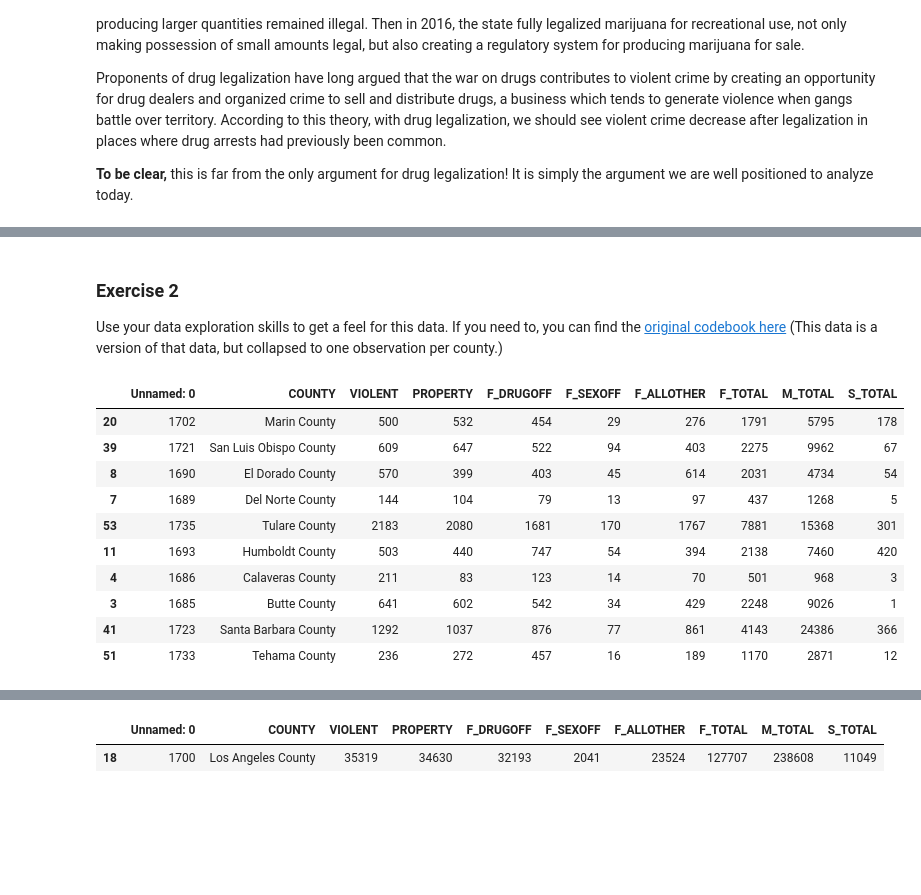
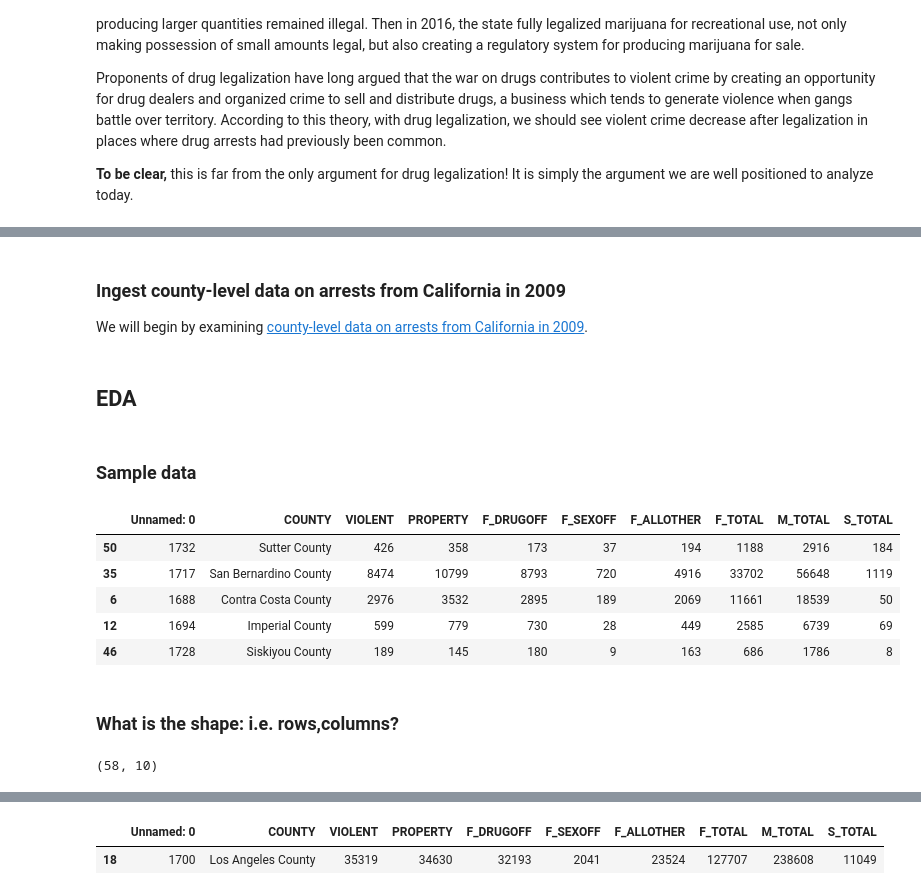
Before and after one commit to minlingz/colab, a Jupyter notebook: exercise_merging.ipynb, the cells around one changed output, grey strips where cells are left out. Cells and saved outputs as stored; diff of their text form; code cells hidden in the pictures; blank space fills up the shorter version.

```diff
--- a/exercise_merging.ipynb
+++ b/exercise_merging.ipynb
@@ -22,3 +19,7 @@ We will begin by examining [county-level data on arrests from California in 2009
+# %% [markdown]
+
+### Ingest county-level data on arrests from California in 2009
+We will begin by examining [county-level data on arrests from California in 2009](https://github.com/nickeubank/practicaldatascience/tree/master/Example_Data/ca).
 # %%
 import pandas as pd
 
@@ -27,20 +28,22 @@ pd.set_option("mode.copy_on_write", True)
 ca = pd.read_csv(
     "https://github.com/nickeubank/practicaldatascience/raw/master/Example_Data/ca/ca_arrests_2009.csv"
 )
-# %% [markdown]
-### Exercise 2
-Use your data exploration skills to get a feel for this data. If you need to, you can find the [original codebook here](https://github.com/nickeubank/practicaldatascience/blob/master/Example_Data/ca/arrests_codebook.pdf) (This data is a version of that data, but collapsed to one observation per county.)
+# %% [markdown]
+## EDA
+# %% [markdown]
+### Sample data
 # %%
-ca.sample(10)
+ca.sample(5)
 # %% [output]
 |  | Unnamed: 0 | COUNTY | VIOLENT | PROPERTY | F_DRUGOFF | F_SEXOFF | F_ALLOTHER | F_TOTAL | M_TOTAL | S_TOTAL |
-| 20 | 1702 | Marin County | 500 | 532 | 454 | 29 | 276 | 1791 | 5795 | 178 |
-| 39 | 1721 | San Luis Obispo County | 609 | 647 | 522 | 94 | 403 | 2275 | 9962 | 67 |
-| 8 | 1690 | El Dorado County | 570 | 399 | 403 | 45 | 614 | 2031 | 4734 | 54 |
-| 7 | 1689 | Del Norte County | 144 | 104 | 79 | 13 | 97 | 437 | 1268 | 5 |
-| 53 | 1735 | Tulare County | 2183 | 2080 | 1681 | 170 | 1767 | 7881 | 15368 | 301 |
-| 11 | 1693 | Humboldt County | 503 | 440 | 747 | 54 | 394 | 2138 | 7460 | 420 |
-| 4 | 1686 | Calaveras County | 211 | 83 | 123 | 14 | 70 | 501 | 968 | 3 |
-| 3 | 1685 | Butte County | 641 | 602 | 542 | 34 | 429 | 2248 | 9026 | 1 |
-| 41 | 1723 | Santa Barbara County | 1292 | 1037 | 876 | 77 | 861 | 4143 | 24386 | 366 |
-| 51 | 1733 | Tehama County | 236 | 272 | 457 | 16 | 189 | 1170 | 2871 | 12 |
+| 50 | 1732 | Sutter County | 426 | 358 | 173 | 37 | 194 | 1188 | 2916 | 184 |
+| 35 | 1717 | San Bernardino County | 8474 | 10799 | 8793 | 720 | 4916 | 33702 | 56648 | 1119 |
+| 6 | 1688 | Contra Costa County | 2976 | 3532 | 2895 | 189 | 2069 | 11661 | 18539 | 50 |
+| 12 | 1694 | Imperial County | 599 | 779 | 730 | 28 | 449 | 2585 | 6739 | 69 |
+| 46 | 1728 | Siskiyou County | 189 | 145 | 180 | 9 | 163 | 686 | 1786 | 8 |
+# %% [markdown]
+### What is the shape: i.e. rows,columns?
+# %%
+ca.shape
+# %% [output]
+(58, 10)
```
Also changed, not shown: parts of 53 cells of this notebook.
